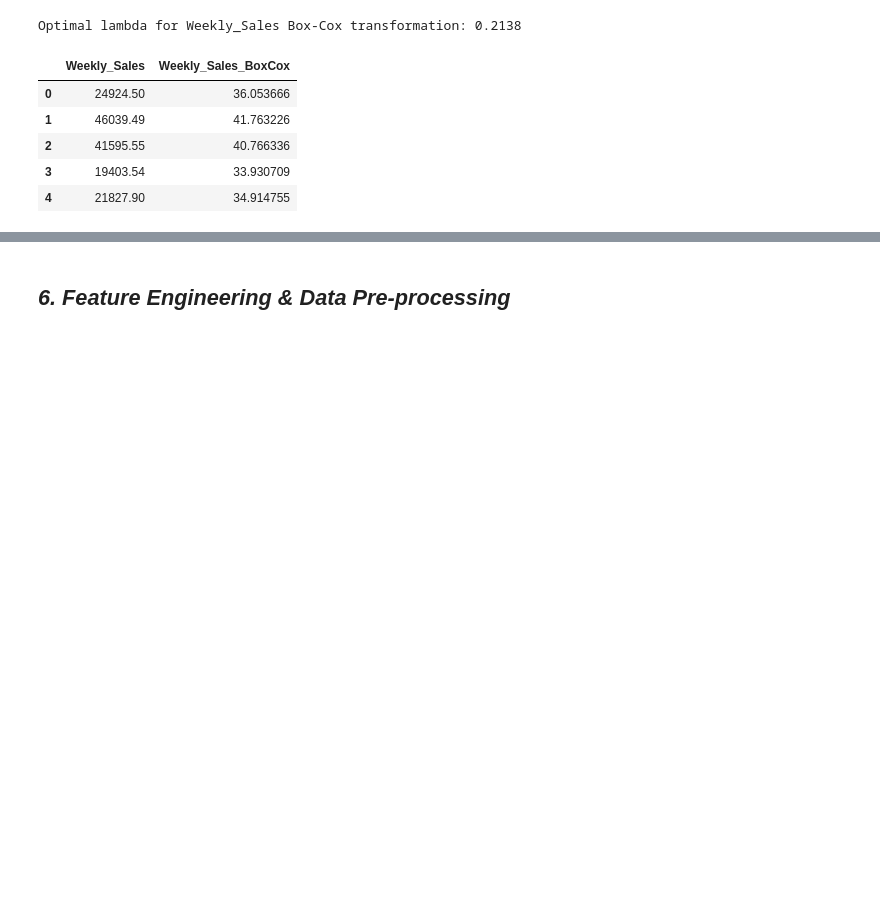
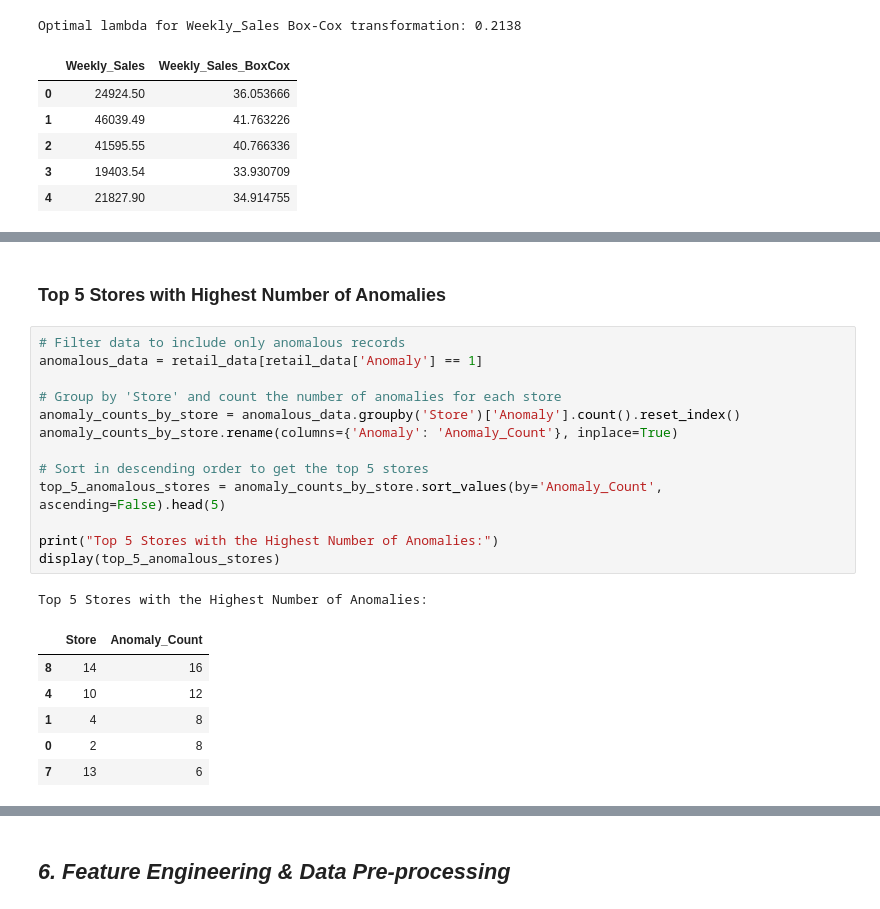
Before and after one commit to amol004/Integrated-Retail-Analytics-for-Store-Optimization-Advanced-Machine-Learning, a Jupyter notebook: Integrated_Retail_Analytics_for_Store_Optimization.ipynb, the cells around one changed output, grey strips where cells are left out. Saved outputs shown, nothing was run; the diff lists cells and outputs as text; blank space fills up the shorter version.

```diff
--- a/Integrated_Retail_Analytics_for_Store_Optimization.ipynb
+++ b/Integrated_Retail_Analytics_for_Store_Optimization.ipynb
@@ -1183,0 +1182,23 @@ dtype: int64
+# %% [markdown]
+### **Top 5 Stores with Highest Number of Anomalies**
+# %%
+# Filter data to include only anomalous records
+anomalous_data = retail_data[retail_data['Anomaly'] == 1]
+
+# Group by 'Store' and count the number of anomalies for each store
+anomaly_counts_by_store = anomalous_data.groupby('Store')['Anomaly'].count().reset_index()
+anomaly_counts_by_store.rename(columns={'Anomaly': 'Anomaly_Count'}, inplace=True)
+
+# Sort in descending order to get the top 5 stores
+top_5_anomalous_stores = anomaly_counts_by_store.sort_values(by='Anomaly_Count', ascending=False).head(5)
+
+print("Top 5 Stores with the Highest Number of Anomalies:")
+display(top_5_anomalous_stores)
+# %% [output]
+Top 5 Stores with the Highest Number of Anomalies:
+|  | Store | Anomaly_Count |
+| 8 | 14 | 16 |
+| 4 | 10 | 12 |
+| 1 | 4 | 8 |
+| 0 | 2 | 8 |
+| 7 | 13 | 6 |
```
Also changed, not shown: parts of 15 cells of this notebook.
